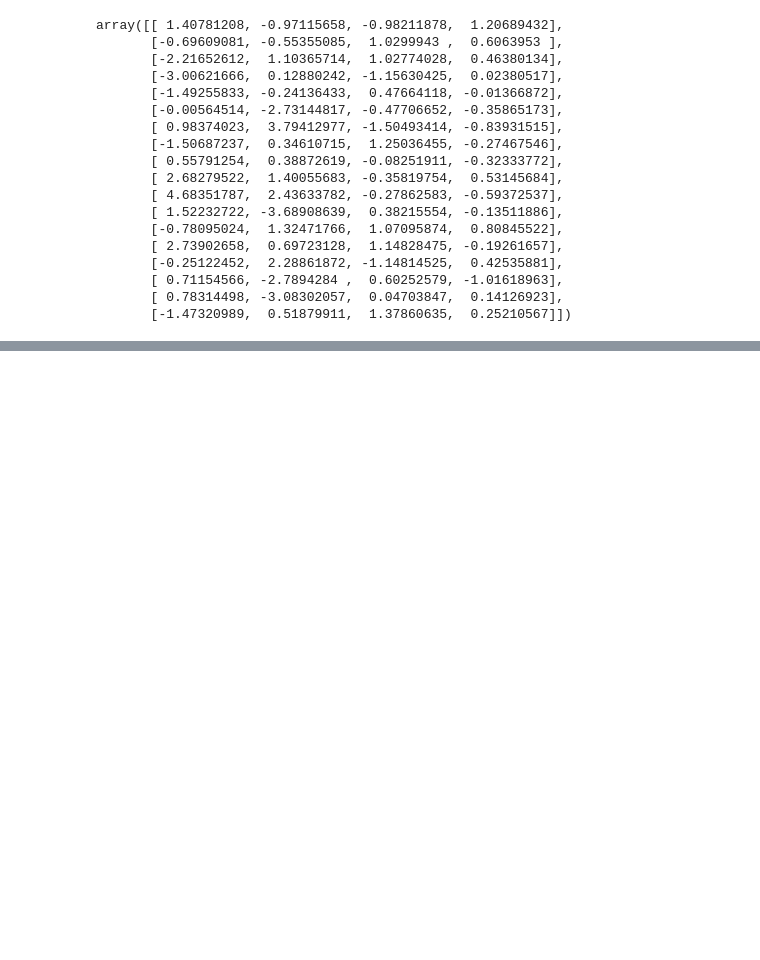
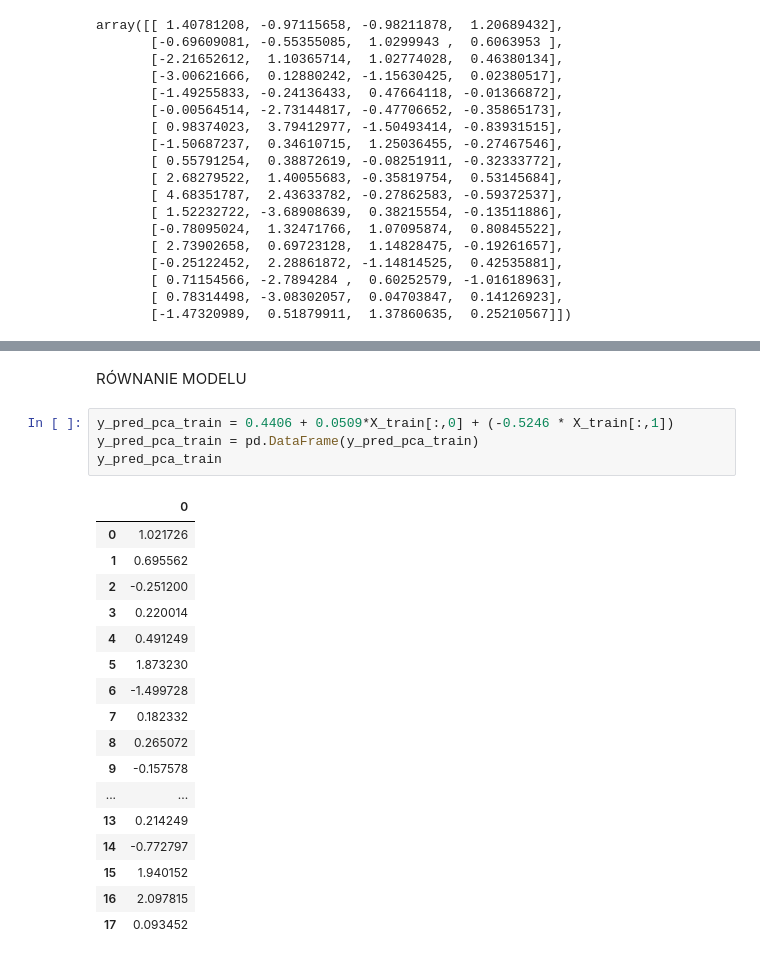
Before and after one commit to Miczel00/machine-learning, a Jupyter notebook: zaj1/main.ipynb, the cells around one changed output, grey strips where cells are left out. Drawn from its saved outputs; the diff is of its cells as text; blank space fills up the shorter version.

```diff
--- a/zaj1/main.ipynb
+++ b/zaj1/main.ipynb
@@ -483,0 +537,24 @@ array([[ 1.40781208, -0.97115658, -0.98211878,  1.20689432],
+# %% [markdown]
+RÓWNANIE MODELU
+# %%
+y_pred_pca_train = 0.4406 + 0.0509*X_train[:,0] + (-0.5246 * X_train[:,1])
+y_pred_pca_train = pd.DataFrame(y_pred_pca_train)
+y_pred_pca_train
+# %% [output]
+|  | 0 |
+| 0 | 1.021726 |
+| 1 | 0.695562 |
+| 2 | -0.251200 |
+| 3 | 0.220014 |
+| 4 | 0.491249 |
+| 5 | 1.873230 |
+| 6 | -1.499728 |
+| 7 | 0.182332 |
+| 8 | 0.265072 |
+| 9 | -0.157578 |
+| ... | ... |
+| 13 | 0.214249 |
+| 14 | -0.772797 |
+| 15 | 1.940152 |
+| 16 | 2.097815 |
+| 17 | 0.093452 |
```
Also changed, not shown: parts of 23 cells of this notebook.
